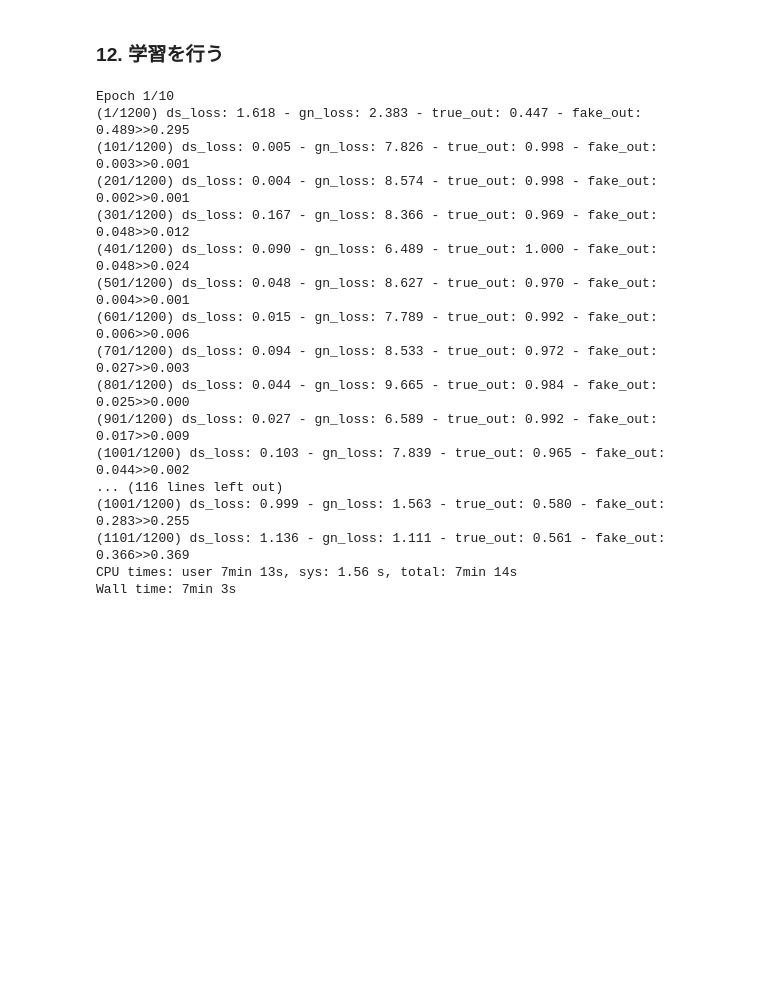
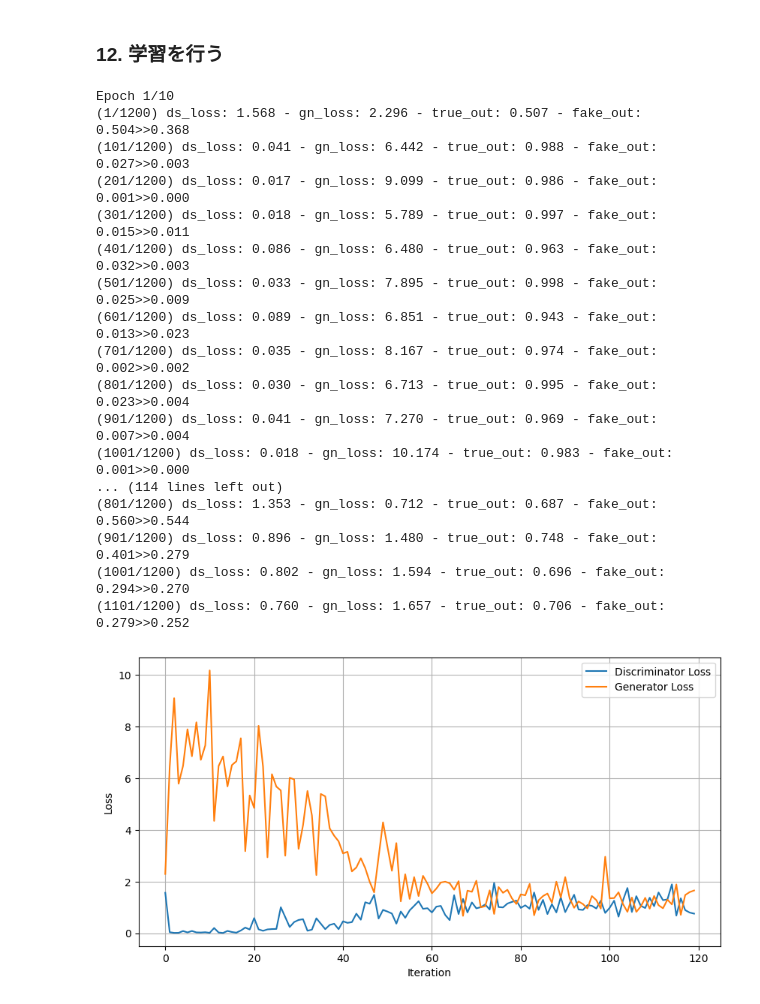
Before and after one commit to N-Shimoda/pilot-GAN, a Jupyter notebook: C-GAN_PyTorch/C-GAN_MNIST_PyTorch.ipynb, the cells around one changed output. Saved outputs shown, nothing was run; the diff lists cells and outputs as text; code cells hidden in the pictures; blank space fills up the shorter version.

```diff
--- a/C-GAN_PyTorch/C-GAN_MNIST_PyTorch.ipynb
+++ b/C-GAN_PyTorch/C-GAN_MNIST_PyTorch.ipynb
@@ -427,6 +427,7 @@ fixed_noise_label = concat_noise_label(fixed_noise, fixed_label, device)
 # %%
 %%time
 import torchvision.utils as vutils
+from matplotlib import pyplot as plt
 
 n_epoch = 10  # 学習回数
 
@@ -435,6 +436,10 @@ n_epoch = 10  # 学習回数
 # outf = '/content/drive/MyDrive/Colab Notebooks/C-GAN/C-GAN_PyTorch/result'
 # outf = "result"
 outf = "/home/a6000/github/pilot-GAN/C-GAN_PyTorch/result"
+
+# list to save the loss history
+ds_losses = []
+gn_losses = []
 
 # save initial image (should be random noise)
 fake_image = generator(fixed_noise_label)
@@ -534,48 +539,62 @@ for epoch in range(n_epoch):
 
         # 100ステップごとに出力
         if itr % 100 == 0:
+            ds_losses.append(ds_err.item())
+            gn_losses.append(gn_err.item())
             print(
                 "({}/{}) ds_loss: {:.3f} - gn_loss: {:.3f} - true_out: {:.3f} - fake_out: {:.3f}>>{:.3f}".format(
                     itr + 1,  # ステップ数(イテレート回数)
                     len(dataloader),  # ステップ数(1エポックのバッチ数)
                     ds_err.item(),  # 識別器の損失
                     gn_err.item(),  # フェイクをオリジナルと誤認しない損失
                     true_dsout_mean,  # オリジナル画像の識別信号の平均
                     fake_dsout_mean1,  # フェイク画像の識別信号の平均
                     fake_dsout_mean2,
                 )  # 更新後識別器のフェイクの識別信号平均
             )
 
         # 学習開始直後にオリジナル画像を保存する
         if epoch == 0 and itr == 0:
             vutils.save_image(
                 real_image, "{}/real_samples.png".format(outf), normalize=True, nrow=10
             )
 
     # 確認用画像の生成
     # 1エポック終了ごとに確認用の生成画像を生成する
     fake_image = generator(fixed_noise_label)
     vutils.save_image(
         fake_image.detach(),
         "{}/fake_samples_epoch_{:03d}.png".format(outf, epoch + 1),
         normalize=True,
         nrow=10,
     )
+
+# 損失のプロット
+plt.figure(figsize=(10, 5))
+plt.plot(ds_losses, label="Discriminator Loss")
+plt.plot(gn_losses, label="Generator Loss")
+plt.xlabel("Iteration")
+plt.ylabel("Loss")
+plt.legend()
+plt.grid(True)
+plt.savefig("{}/loss_plot.png".format(outf))
+plt.show()
 # %% [output]
 Epoch 1/10
-(1/1200) ds_loss: 1.618 - gn_loss: 2.383 - true_out: 0.447 - fake_out: 0.489>>0.295
-(101/1200) ds_loss: 0.005 - gn_loss: 7.826 - true_out: 0.998 - fake_out: 0.003>>0.001
-(201/1200) ds_loss: 0.004 - gn_loss: 8.574 - true_out: 0.998 - fake_out: 0.002>>0.001
-(301/1200) ds_loss: 0.167 - gn_loss: 8.366 - true_out: 0.969 - fake_out: 0.048>>0.012
-(401/1200) ds_loss: 0.090 - gn_loss: 6.489 - true_out: 1.000 - fake_out: 0.048>>0.024
-(501/1200) ds_loss: 0.048 - gn_loss: 8.627 - true_out: 0.970 - fake_out: 0.004>>0.001
-(601/1200) ds_loss: 0.015 - gn_loss: 7.789 - true_out: 0.992 - fake_out: 0.006>>0.006
-(701/1200) ds_loss: 0.094 - gn_loss: 8.533 - true_out: 0.972 - fake_out: 0.027>>0.003
-(801/1200) ds_loss: 0.044 - gn_loss: 9.665 - true_out: 0.984 - fake_out: 0.025>>0.000
-(901/1200) ds_loss: 0.027 - gn_loss: 6.589 - true_out: 0.992 - fake_out: 0.017>>0.009
-(1001/1200) ds_loss: 0.103 - gn_loss: 7.839 - true_out: 0.965 - fake_out: 0.044>>0.002
-... (116 lines left out)
-(1001/1200) ds_loss: 0.999 - gn_loss: 1.563 - true_out: 0.580 - fake_out: 0.283>>0.255
-(1101/1200) ds_loss: 1.136 - gn_loss: 1.111 - true_out: 0.561 - fake_out: 0.366>>0.369
-CPU times: user 7min 13s, sys: 1.56 s, total: 7min 14s
-Wall time: 7min 3s
+(1/1200) ds_loss: 1.568 - gn_loss: 2.296 - true_out: 0.507 - fake_out: 0.504>>0.368
+(101/1200) ds_loss: 0.041 - gn_loss: 6.442 - true_out: 0.988 - fake_out: 0.027>>0.003
+(201/1200) ds_loss: 0.017 - gn_loss: 9.099 - true_out: 0.986 - fake_out: 0.001>>0.000
+(301/1200) ds_loss: 0.018 - gn_loss: 5.789 - true_out: 0.997 - fake_out: 0.015>>0.011
+(401/1200) ds_loss: 0.086 - gn_loss: 6.480 - true_out: 0.963 - fake_out: 0.032>>0.003
+(501/1200) ds_loss: 0.033 - gn_loss: 7.895 - true_out: 0.998 - fake_out: 0.025>>0.009
+(601/1200) ds_loss: 0.089 - gn_loss: 6.851 - true_out: 0.943 - fake_out: 0.013>>0.023
+(701/1200) ds_loss: 0.035 - gn_loss: 8.167 - true_out: 0.974 - fake_out: 0.002>>0.002
+(801/1200) ds_loss: 0.030 - gn_loss: 6.713 - true_out: 0.995 - fake_out: 0.023>>0.004
+(901/1200) ds_loss: 0.041 - gn_loss: 7.270 - true_out: 0.969 - fake_out: 0.007>>0.004
+(1001/1200) ds_loss: 0.018 - gn_loss: 10.174 - true_out: 0.983 - fake_out: 0.001>>0.000
+... (114 lines left out)
+(801/1200) ds_loss: 1.353 - gn_loss: 0.712 - true_out: 0.687 - fake_out: 0.560>>0.544
+(901/1200) ds_loss: 0.896 - gn_loss: 1.480 - true_out: 0.748 - fake_out: 0.401>>0.279
+(1001/1200) ds_loss: 0.802 - gn_loss: 1.594 - true_out: 0.696 - fake_out: 0.294>>0.270
+(1101/1200) ds_loss: 0.760 - gn_loss: 1.657 - true_out: 0.706 - fake_out: 0.279>>0.252
+[figure, added]
```
Also changed, not shown: parts of 1 cell of this notebook, 28 other files.
